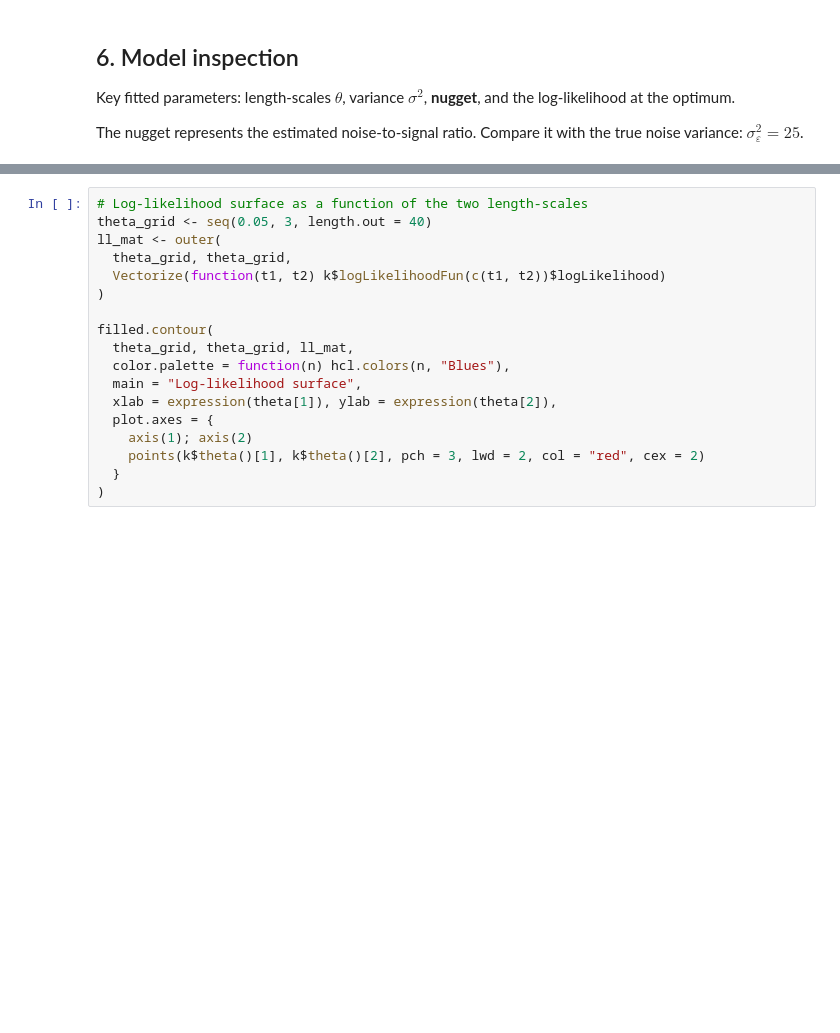
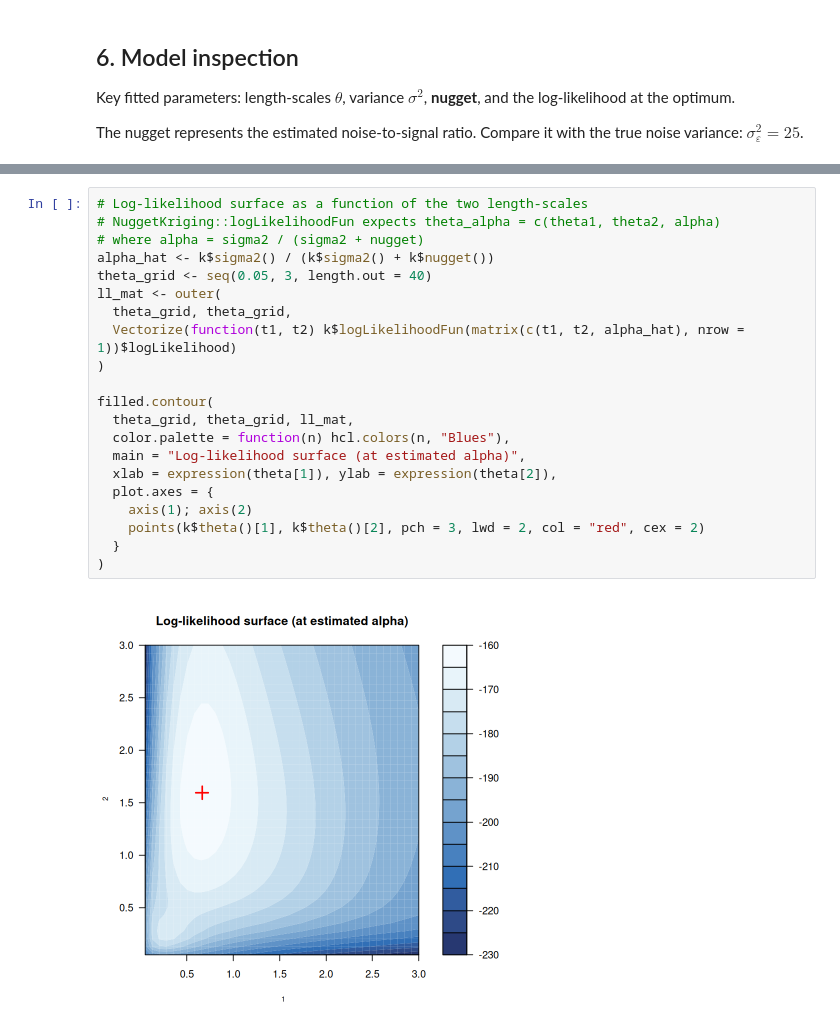
Before and after one commit to libKriging/libKriging, a Jupyter notebook: bindings/R/nuggetkriging_branin2d_r.ipynb, the cells around one changed output, grey strips where cells are left out. Drawn from its saved outputs; the diff is of its cells as text; blank space fills up the shorter version.

```diff
--- a/bindings/R/nuggetkriging_branin2d_r.ipynb
+++ b/bindings/R/nuggetkriging_branin2d_r.ipynb
@@ -169,18 +211,23 @@ cat("True noise variance:                       ", noise_sd^2, "\n")
 # %%
 # Log-likelihood surface as a function of the two length-scales
+# NuggetKriging::logLikelihoodFun expects theta_alpha = c(theta1, theta2, alpha)
+# where alpha = sigma2 / (sigma2 + nugget)
+alpha_hat <- k$sigma2() / (k$sigma2() + k$nugget())
 theta_grid <- seq(0.05, 3, length.out = 40)
 ll_mat <- outer(
   theta_grid, theta_grid,
-  Vectorize(function(t1, t2) k$logLikelihoodFun(c(t1, t2))$logLikelihood)
+  Vectorize(function(t1, t2) k$logLikelihoodFun(matrix(c(t1, t2, alpha_hat), nrow = 1))$logLikelihood)
 )
 
 filled.contour(
   theta_grid, theta_grid, ll_mat,
   color.palette = function(n) hcl.colors(n, "Blues"),
-  main = "Log-likelihood surface",
+  main = "Log-likelihood surface (at estimated alpha)",
   xlab = expression(theta[1]), ylab = expression(theta[2]),
   plot.axes = {
     axis(1); axis(2)
     points(k$theta()[1], k$theta()[2], pch = 3, lwd = 2, col = "red", cex = 2)
   }
 )
+# %% [output]
+[figure, added]
```
Also changed, not shown: parts of 8 cells of this notebook, 11 other files.
